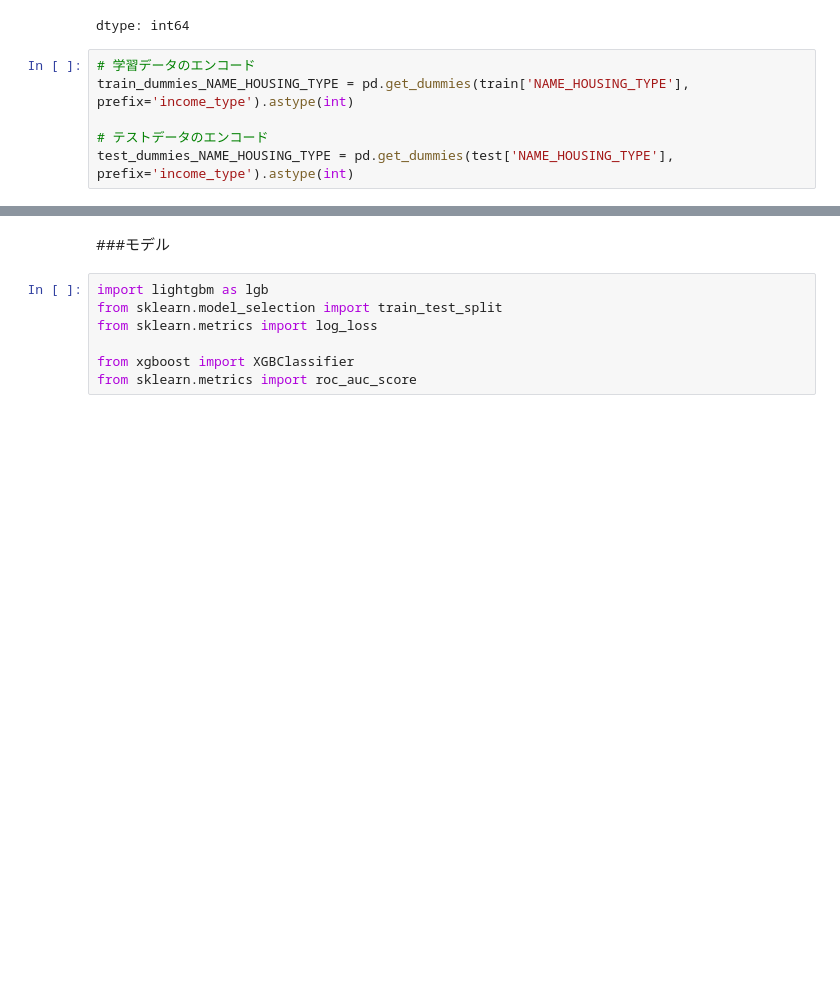
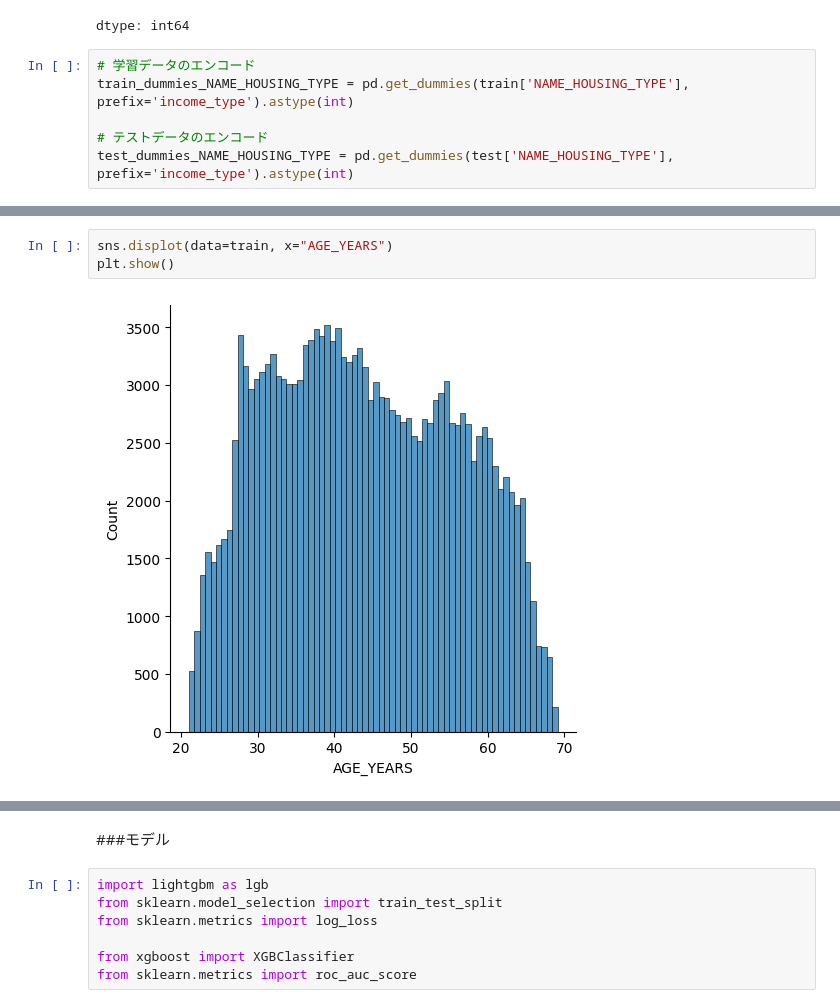
Before and after one commit to aki05162525/gci_compe2, a Jupyter notebook: compe2_ver1.ipynb, the cells around one changed output, grey strips where cells are left out. Saved outputs shown, nothing was run; the diff lists cells and outputs as text; blank space fills up the shorter version.

```diff
--- a/compe2_ver1.ipynb
+++ b/compe2_ver1.ipynb
@@ -557,0 +590,5 @@ test_dummies_NAME_HOUSING_TYPE = pd.get_dummies(test['NAME_HOUSING_TYPE'], prefi
+# %%
+sns.displot(data=train, x="AGE_YEARS")
+plt.show()
+# %% [output]
+[figure, added]
```
Also changed, not shown: parts of 16 cells of this notebook.
